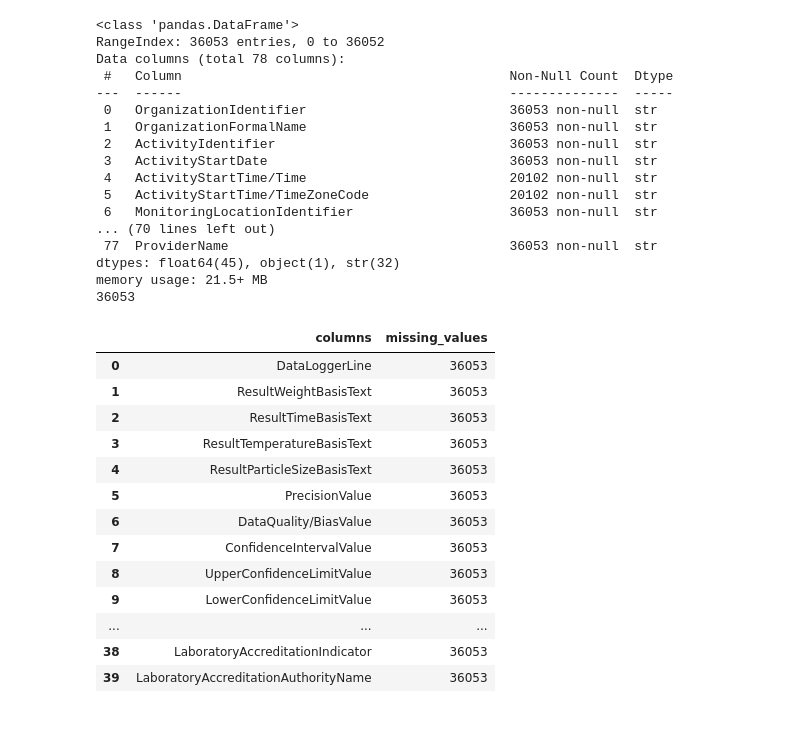
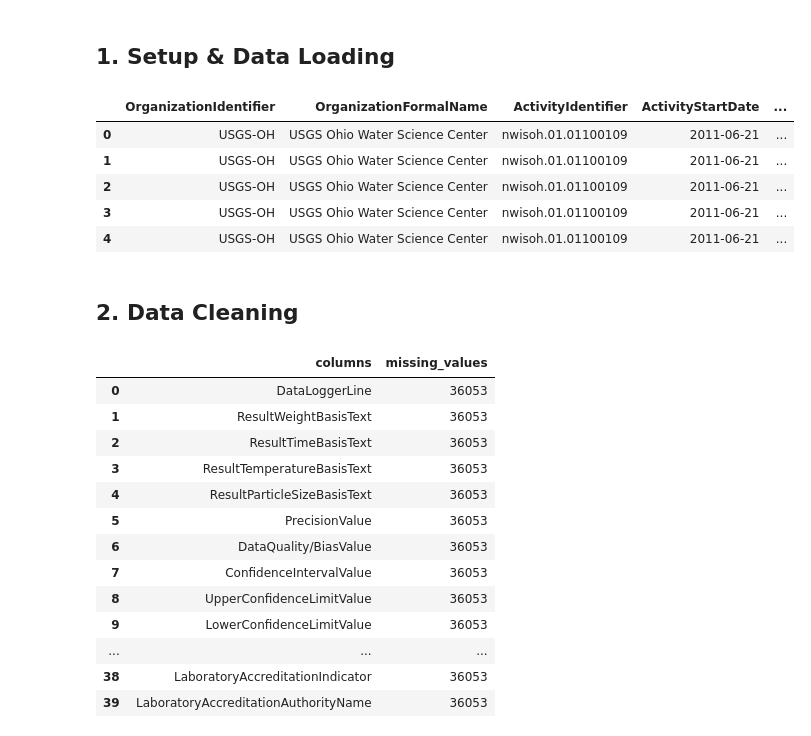
Before and after one commit to marcosis15/lake-erie-phosphorus-analysis, a Jupyter notebook: lake_erie_phosphorus_analysis.ipynb, the cells around one changed output. Cells and saved outputs as stored; diff of their text form; code cells hidden in the pictures.

```diff
--- a/lake_erie_phosphorus_analysis.ipynb
+++ b/lake_erie_phosphorus_analysis.ipynb
@@ -1,33 +1,24 @@
+# %% [markdown]
+## 1. Setup & Data Loading
 # %%
 import pandas as pd
 import sqlite3
 conn = sqlite3.connect(':memory:')
 import numpy as np
 df=pd.read_csv(r'C:\Users\SisonM\Downloads\Code\narrowresult (1).zip')
 site_df=pd.read_csv(r'C:\Users\SisonM\Downloads\Code\station.zip')
 df.to_sql('water_quality', conn, index=False, if_exists='replace')
 query = "SELECT * FROM water_quality LIMIT 5;"
 pd.read_sql_query(query,conn)
-df.info()
-print(len(df))
 # %% [output]
-<class 'pandas.DataFrame'>
-RangeIndex: 36053 entries, 0 to 36052
-Data columns (total 78 columns):
- #   Column                                          Non-Null Count  Dtype
----  ------                                          --------------  -----
- 0   OrganizationIdentifier                          36053 non-null  str
- 1   OrganizationFormalName                          36053 non-null  str
- 2   ActivityIdentifier                              36053 non-null  str
- 3   ActivityStartDate                               36053 non-null  str
- 4   ActivityStartTime/Time                          20102 non-null  str
- 5   ActivityStartTime/TimeZoneCode                  20102 non-null  str
- 6   MonitoringLocationIdentifier                    36053 non-null  str
-... (70 lines left out)
- 77  ProviderName                                    36053 non-null  str
-dtypes: float64(45), object(1), str(32)
-memory usage: 21.5+ MB
-36053
+|  | OrganizationIdentifier | OrganizationFormalName | ActivityIdentifier | ActivityStartDate | ... |
+| 0 | USGS-OH | USGS Ohio Water Science Center | nwisoh.01.01100109 | 2011-06-21 | ... |
+| 1 | USGS-OH | USGS Ohio Water Science Center | nwisoh.01.01100109 | 2011-06-21 | ... |
+| 2 | USGS-OH | USGS Ohio Water Science Center | nwisoh.01.01100109 | 2011-06-21 | ... |
+| 3 | USGS-OH | USGS Ohio Water Science Center | nwisoh.01.01100109 | 2011-06-21 | ... |
+| 4 | USGS-OH | USGS Ohio Water Science Center | nwisoh.01.01100109 | 2011-06-21 | ... |
+# %% [markdown]
+## 2. Data Cleaning
 # %%
 columns= df.columns.tolist()
 missing_values = df.isnull().sum().tolist()
```
Also changed, not shown: parts of 14 cells of this notebook.
